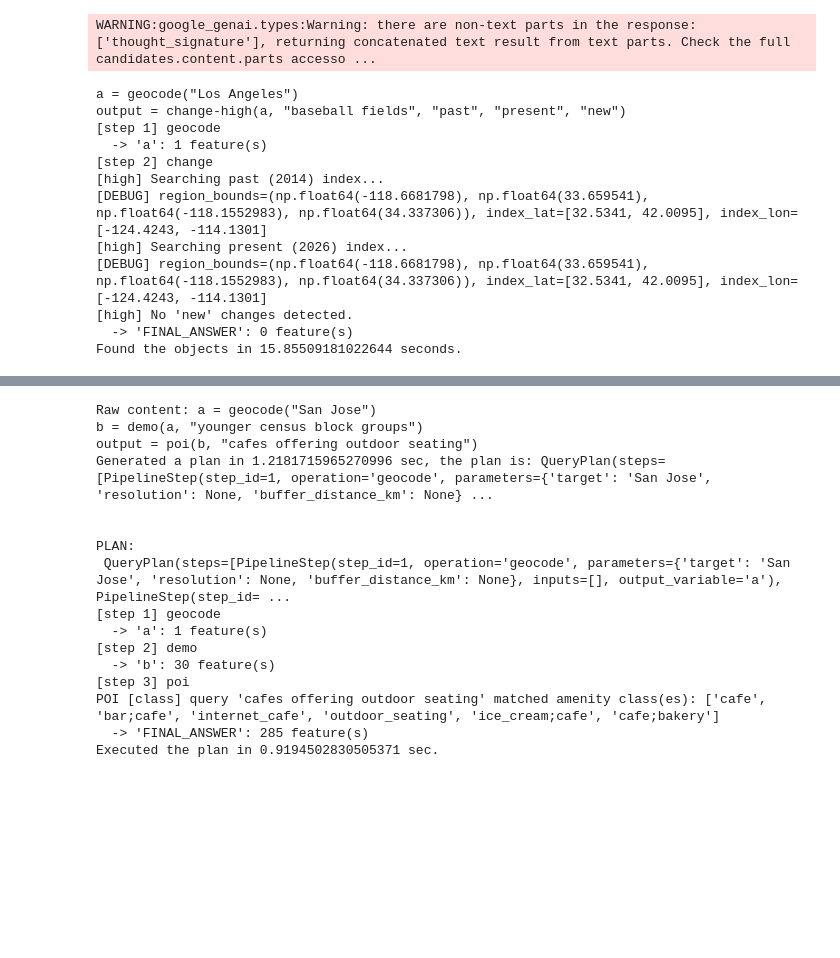
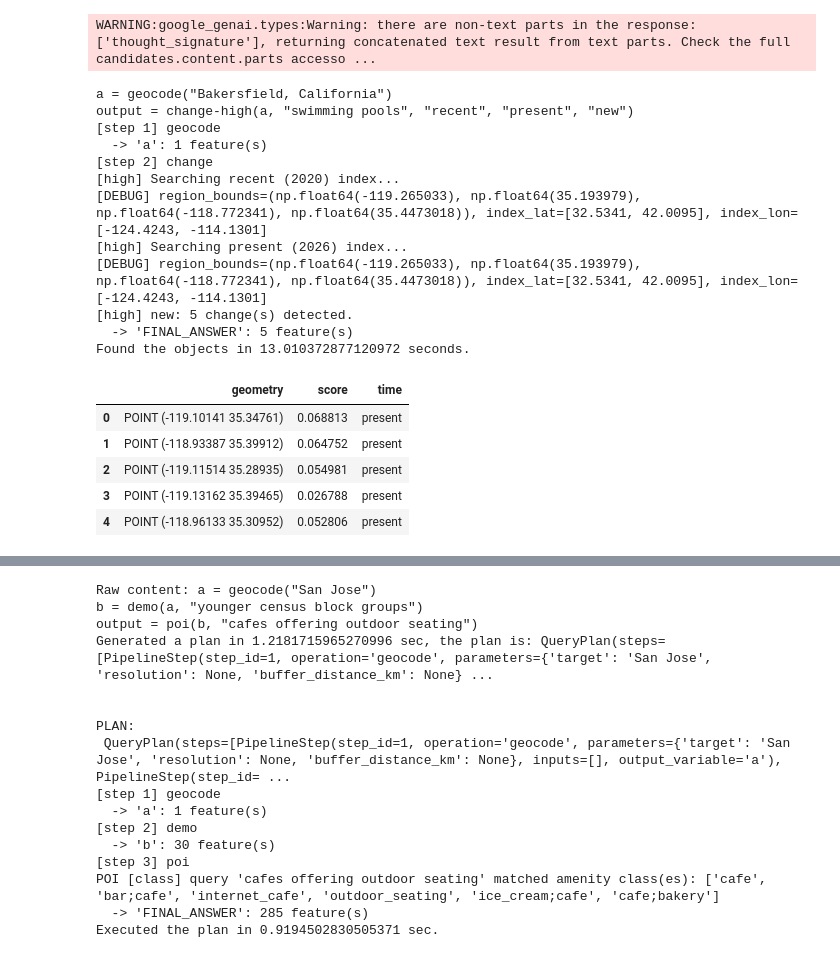
Before and after one commit to sarkarsusanket/esri-earth-search-engine, a Jupyter notebook: call_search_engine.ipynb, the cells around one changed output, grey strips where cells are left out. Saved outputs shown, nothing was run; the diff lists cells and outputs as text; code cells hidden in the pictures; blank space fills up the shorter version.

```diff
--- a/call_search_engine.ipynb
+++ b/call_search_engine.ipynb
@@ -17,17 +22,26 @@ Loading POI amenity embeddings...
 # %%
-gdf = qe.find("Find all the new past present baseball fields in LA")
+gdf = qe.find("Find all the new pools in bakersfield cali")
 # %% [output]
 WARNING:google_genai.types:Warning: there are non-text parts in the response: ['thought_signature'], returning concatenated text result from text parts. Check the full candidates.content.parts accesso ...
-a = geocode("Los Angeles")
-output = change-high(a, "baseball fields", "past", "present", "new")
+a = geocode("Bakersfield, California")
+output = change-high(a, "swimming pools", "recent", "present", "new")
 [step 1] geocode
   -> 'a': 1 feature(s)
 [step 2] change
-[high] Searching past (2014) index...
-[DEBUG] region_bounds=(np.float64(-118.6681798), np.float64(33.659541), np.float64(-118.1552983), np.float64(34.337306)), index_lat=[32.5341, 42.0095], index_lon=[-124.4243, -114.1301]
+[high] Searching recent (2020) index...
+[DEBUG] region_bounds=(np.float64(-119.265033), np.float64(35.193979), np.float64(-118.772341), np.float64(35.4473018)), index_lat=[32.5341, 42.0095], index_lon=[-124.4243, -114.1301]
 [high] Searching present (2026) index...
-[DEBUG] region_bounds=(np.float64(-118.6681798), np.float64(33.659541), np.float64(-118.1552983), np.float64(34.337306)), index_lat=[32.5341, 42.0095], index_lon=[-124.4243, -114.1301]
-[high] No 'new' changes detected.
-  -> 'FINAL_ANSWER': 0 feature(s)
-Found the objects in 15.85509181022644 seconds.
+[DEBUG] region_bounds=(np.float64(-119.265033), np.float64(35.193979), np.float64(-118.772341), np.float64(35.4473018)), index_lat=[32.5341, 42.0095], index_lon=[-124.4243, -114.1301]
+[high] new: 5 change(s) detected.
+  -> 'FINAL_ANSWER': 5 feature(s)
+Found the objects in 13.010372877120972 seconds.
+# %%
+gdf
+# %% [output]
+|  | geometry | score | time |
+| 0 | POINT (-119.10141 35.34761) | 0.068813 | present |
+| 1 | POINT (-118.93387 35.39912) | 0.064752 | present |
+| 2 | POINT (-119.11514 35.28935) | 0.054981 | present |
+| 3 | POINT (-119.13162 35.39465) | 0.026788 | present |
+| 4 | POINT (-118.96133 35.30952) | 0.052806 | present |
 # %%
```
Also changed, not shown: parts of 29 cells of this notebook, 12 other files.
